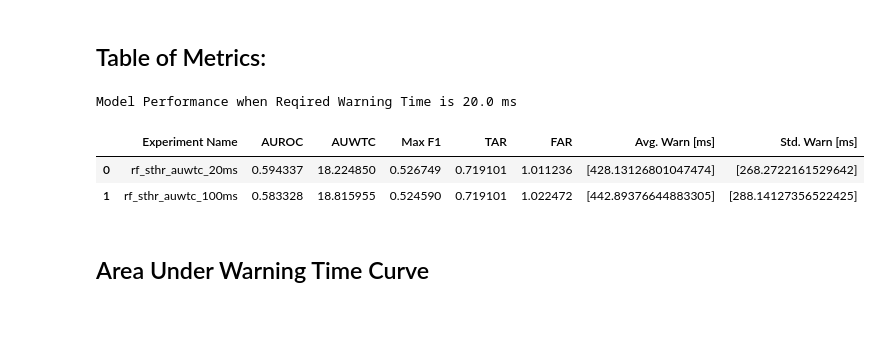
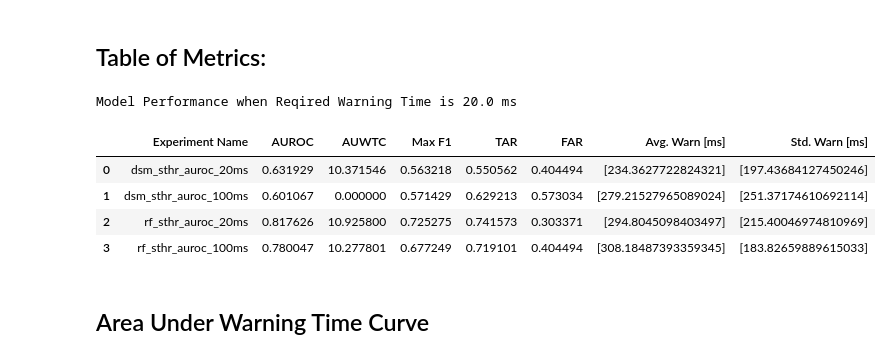
Before and after one commit to MIT-PSFC/disruption-survival-analysis, a Jupyter notebook: Run Experiments.ipynb, the cells around one changed output. Drawn from its saved outputs; the diff is of its cells as text; code cells hidden in the pictures; blank space fills up the shorter version.

```diff
--- a/Run Experiments.ipynb
+++ b/Run Experiments.ipynb
@@ -42,3 +82,16 @@ Saved model to models/cmod/no_ufo_flattop_7736_shots_6%_disruptive/rf_sthr_auwtc
+# %%
+def get_experiments(keys1, keys2):
+    """Get list of experiments that match all keys"""
+    experiment_list = []
+    for experiment in experiment_groups[keys1[0]]:
+        if all([experiment in experiment_groups[key] for key in keys1]):
+            experiment_list.append(experiment)
+
+    for experiment in experiment_groups[keys2[0]]:
+        if all([experiment in experiment_groups[key] for key in keys2]):
+            experiment_list.append(experiment)
+
+    return experiment_list
 # %% [markdown]
 ## Micro Average ROC AUC vs Horizon
 
@@ -59,27 +113,31 @@ plot_auroc_timeslice_all_vs_horizon(experiment_list, disrupt_only=True)
 # %%
 required_warning_time = 0.02
 
 result_data = []
 
 #plot_TAR_vs_FAR(experiment_list, required_warning_time=required_warning_time)
 #plot_warning_time_vs_FAR(experiment_list, required_warning_time=required_warning_time)
+
+experiment_list = get_experiments(['dsm', 'auroc'], ['rf', 'auroc'])
 
 for experiment in experiment_list:
     auroc = experiment.evaluate_metric('auroc', required_warning_time=required_warning_time)
     auwtc = experiment.evaluate_metric('auwtc', required_warning_time=required_warning_time)
     maxf1 = experiment.evaluate_metric('maxf1', required_warning_time=required_warning_time)
     tar, far, avg_warn, std_warn = experiment.max_f1_info(required_warning_time=required_warning_time)
 
     result_array = [experiment.name, auroc, auwtc*1000, maxf1, tar, far, avg_warn*1000, std_warn*1000]
     result_data.append(result_array)
 
 result_df = pd.DataFrame(result_data, columns=['Experiment Name', 'AUROC', 'AUWTC', 'Max F1', 'TAR', 'FAR', 'Avg. Warn [ms]', 'Std. Warn [ms]'])
 print(f"Model Performance when Reqired Warning Time is {required_warning_time*1000} ms")
 display(result_df)
 # %% [output]
 Model Performance when Reqired Warning Time is 20.0 ms
 |  | Experiment Name | AUROC | AUWTC | Max F1 | TAR | FAR | Avg. Warn [ms] | Std. Warn [ms] |
-| 0 | rf_sthr_auwtc_20ms | 0.594337 | 18.224850 | 0.526749 | 0.719101 | 1.011236 | [428.13126801047474] | [268.2722161529642] |
-| 1 | rf_sthr_auwtc_100ms | 0.583328 | 18.815955 | 0.524590 | 0.719101 | 1.022472 | [442.89376644883305] | [288.14127356522425] |
+| 0 | dsm_sthr_auroc_20ms | 0.631929 | 10.371546 | 0.563218 | 0.550562 | 0.404494 | [234.3627722824321] | [197.43684127450246] |
+| 1 | dsm_sthr_auroc_100ms | 0.601067 | 0.000000 | 0.571429 | 0.629213 | 0.573034 | [279.21527965089024] | [251.37174610692114] |
+| 2 | rf_sthr_auroc_20ms | 0.817626 | 10.925800 | 0.725275 | 0.741573 | 0.303371 | [294.8045098403497] | [215.40046974810969] |
+| 3 | rf_sthr_auroc_100ms | 0.780047 | 10.277801 | 0.677249 | 0.719101 | 0.404494 | [308.18487393359345] | [183.82659889615033] |
 # %% [markdown]
 ## Area Under Warning Time Curve
```
Also changed, not shown: parts of 6 cells of this notebook, 20 other files.
